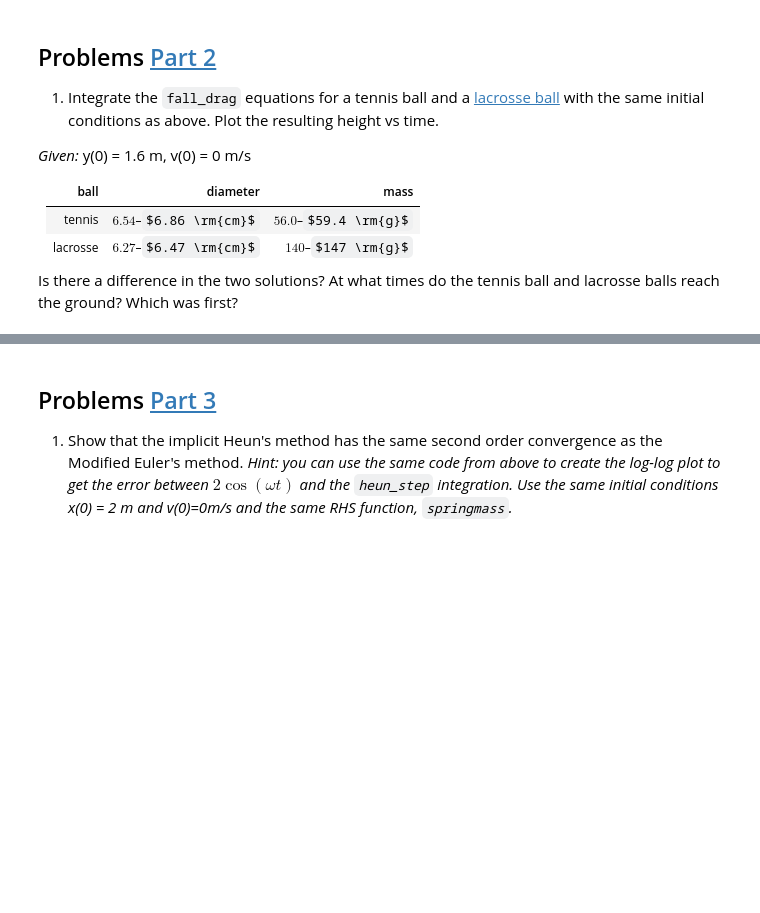
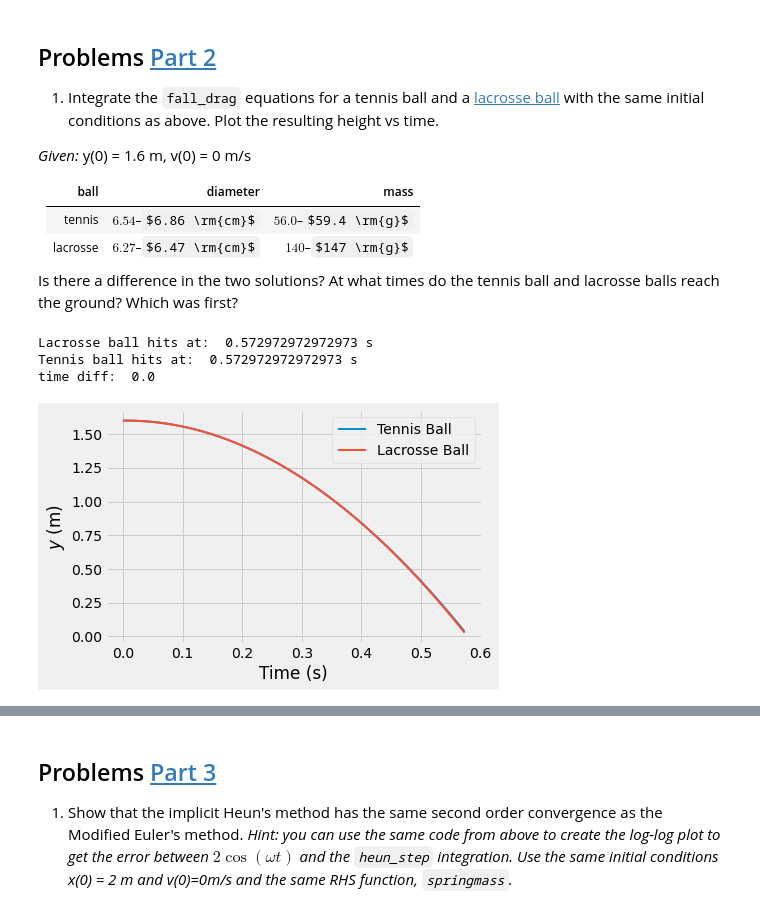
Before and after one commit to hamwalker/computational-mechanics, a Jupyter notebook: module_03/notebooks/HW_03.ipynb, the cells around one changed output, grey strips where cells are left out. Drawn from its saved outputs; the diff is of its cells as text; code cells hidden in the pictures; some formulas as TeX source; blank space fills up the shorter version.

```diff
--- a/module_03/notebooks/HW_03.ipynb
+++ b/module_03/notebooks/HW_03.ipynb
@@ -176,3 +255,77 @@ Is there a difference in the two solutions? At what times do the tennis ball and
+# %%
+def eulerstep(state, rhs, dt):
+    '''Uses Euler's method to update a state to the next one.
+
+    Arguments
+    ---------
+    state: array of two dependent variables [y v]^T
+    rhs  : function that computes the right hand side of the
+           differential equation.
+    dt   : float, time increment.
+
+    Returns
+    -------
+    next_state: array, updated state after one time increment.
+    '''
+
+    next_state = state + rhs(state) * dt
+    return next_state
+# %%
+N = 556   #number of steps
+t=np.linspace(0,6,N) # set values for time (our independent variable)
+
+#time increment
+dt = t[1]-t[0]
+
+y0 = 1.6 #initial position
+v0 = 0    #initial velocity
+
+
+#initialize array
+num_sol_dragTB = np.zeros([N,2])
+num_sol_dragLB = np.zeros([N,2])
+#Set intial conditions
+num_sol_dragTB[0,0] = y0
+num_sol_dragTB[0,1] = v0
+
+num_sol_dragLB[0,0] = y0
+num_sol_dragLB[0,1] = v0
+
+for i in range(N-1):
+    num_sol_dragTB[i+1] = eulerstep(num_sol_dragTB[i], fall_dragTB, dt)
+
+for i in range(N-1):
+    num_sol_dragLB[i+1] = eulerstep(num_sol_dragLB[i], fall_dragLB, dt)
+
+# Ground hit time
+TBpos = np.zeros((N,2))
+TBpos[:,1] = num_sol_dragTB[:,0]
+TBpos[:,0] = t[:N]
+TBpos = TBpos[TBpos[:,1]>=0]
+
+LBpos = np.zeros((N,2))
+LBpos[:,1] = num_sol_dragLB[:,0]
+LBpos[:,0] = t[:N]
+LBpos = LBpos[LBpos[:,1]>=0]
+
+groundHit = np.zeros(2)
+groundHit[0] = np.max(TBpos[:,0])
+groundHit[1] = np.max(LBpos[:,0])
+
+plt.plot(TBpos[:,0], TBpos[:,1], linewidth=2,  label='Tennis Ball')
+plt.plot(LBpos[:,0], LBpos[:,1], linewidth=2,  label='Lacrosse Ball')
+plt.xlabel('Time (s)')
+plt.legend(loc='best')
+plt.ylabel('$y$ (m)');
+
+print('Lacrosse ball hits at: ' ,groundHit[1], 's')
+print('Tennis ball hits at: ' ,groundHit[0],'s')
+print('time diff: ', np.abs(groundHit[1]-groundHit[0]))
+# %% [output]
+Lacrosse ball hits at:  0.572972972972973 s
+Tennis ball hits at:  0.572972972972973 s
+time diff:  0.0
+[figure, added]
 # %% [markdown]
 ![Projectile motion with drag](../images/projectile.png)
 
```
Also changed, not shown: parts of 6 cells of this notebook, 4 other files.
